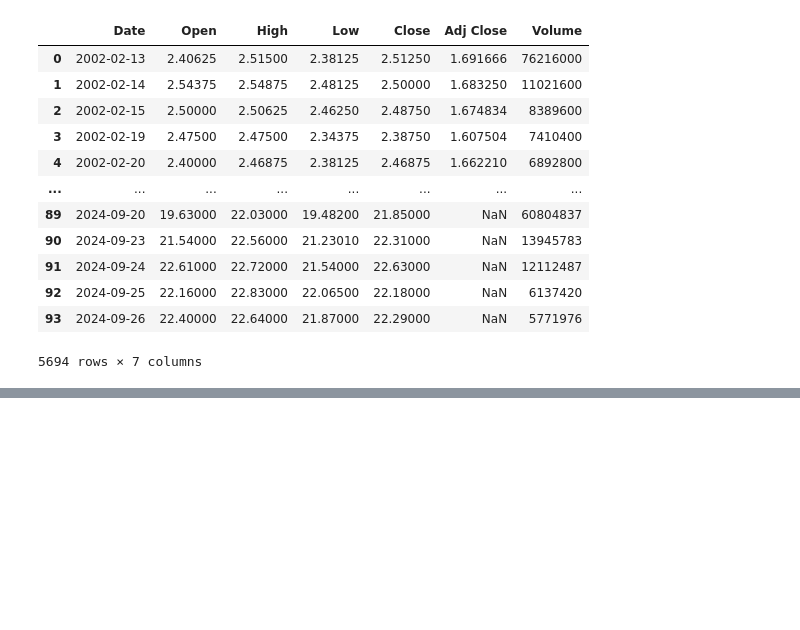
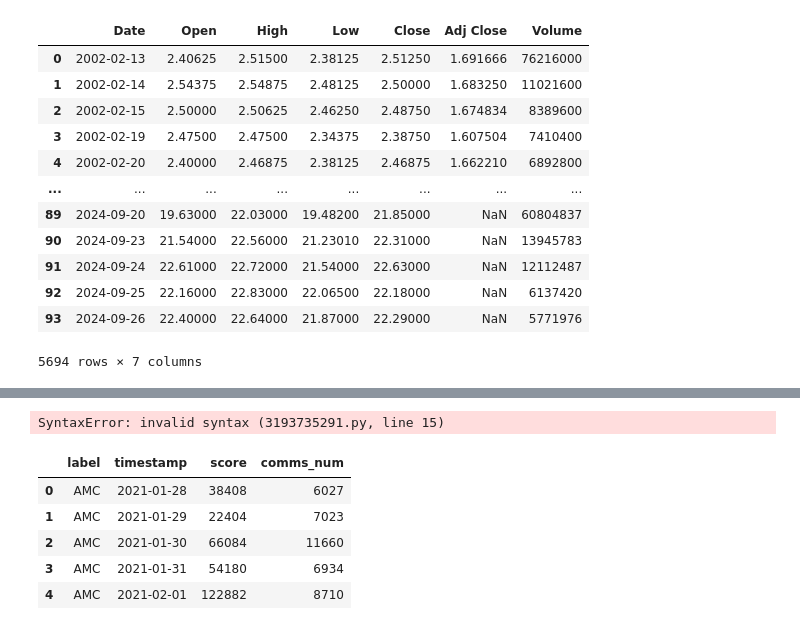
Before and after one commit to calebLSw/AI-1, a Jupyter notebook: Semester 1/Stocks/Untitled1.ipynb, the cells around one changed output, grey strips where cells are left out. Saved outputs shown, nothing was run; the diff lists cells and outputs as text; code cells hidden in the pictures; blank space fills up the shorter version.

```diff
--- a/Semester 1/Stocks/Untitled1.ipynb
+++ b/Semester 1/Stocks/Untitled1.ipynb
@@ -40,0 +91,23 @@ pd.concat([df, df2])
+# %%
+current_date = pd.to_datetime(start)
+end_date = pd.to_datetime(end)
+while current_date <= end_date:
+    date_str = current_date.strftime('%Y-%m-%d')
+url = "https://api.polygon.io/v1/open-close/AMC/2023-08-23?adjusted=false&apiKey=aRKWap5pp8RZMnZ6rUKUlaiDLK_ud_oH"
+response = requests.get(url)
+if response.status_code == 200:
+    json_data = response.json()
+    data["Date"].append(current_date)
+    data["Open"].append(json_data['open'])
+    data["High"].append(json_data['high'])
+    data["Low"].append(json_data['low'])
+    data["Close"].append(json_data['close'])
+    data["Volume"].append(json_data['volume'])
+    else:
+        print("Bad Request")
+    current_date += timedelta(days=1)
+    time.sleep(60)
+    current_date += timedelta(days=1)
+    return pd.DataFrame(data)
+# %% [output]
+SyntaxError: invalid syntax (3193735291.py, line 15)
@@ -40,0 +153,12 @@ pd.concat([df, df2])
+# %%
+df4 = pd.read_json("light_encode_wsb.json")
+df5 = pd.read_json("raw_wsb.json")
+# %%
+df4.head()
+# %% [output]
+|  | label | timestamp | score | comms_num |
+| 0 | AMC | 2021-01-28 | 38408 | 6027 |
+| 1 | AMC | 2021-01-29 | 22404 | 7023 |
+| 2 | AMC | 2021-01-30 | 66084 | 11660 |
+| 3 | AMC | 2021-01-31 | 54180 | 6934 |
+| 4 | AMC | 2021-02-01 | 122882 | 8710 |
```
Also changed, not shown: parts of 11 cells of this notebook, 2 other files.
